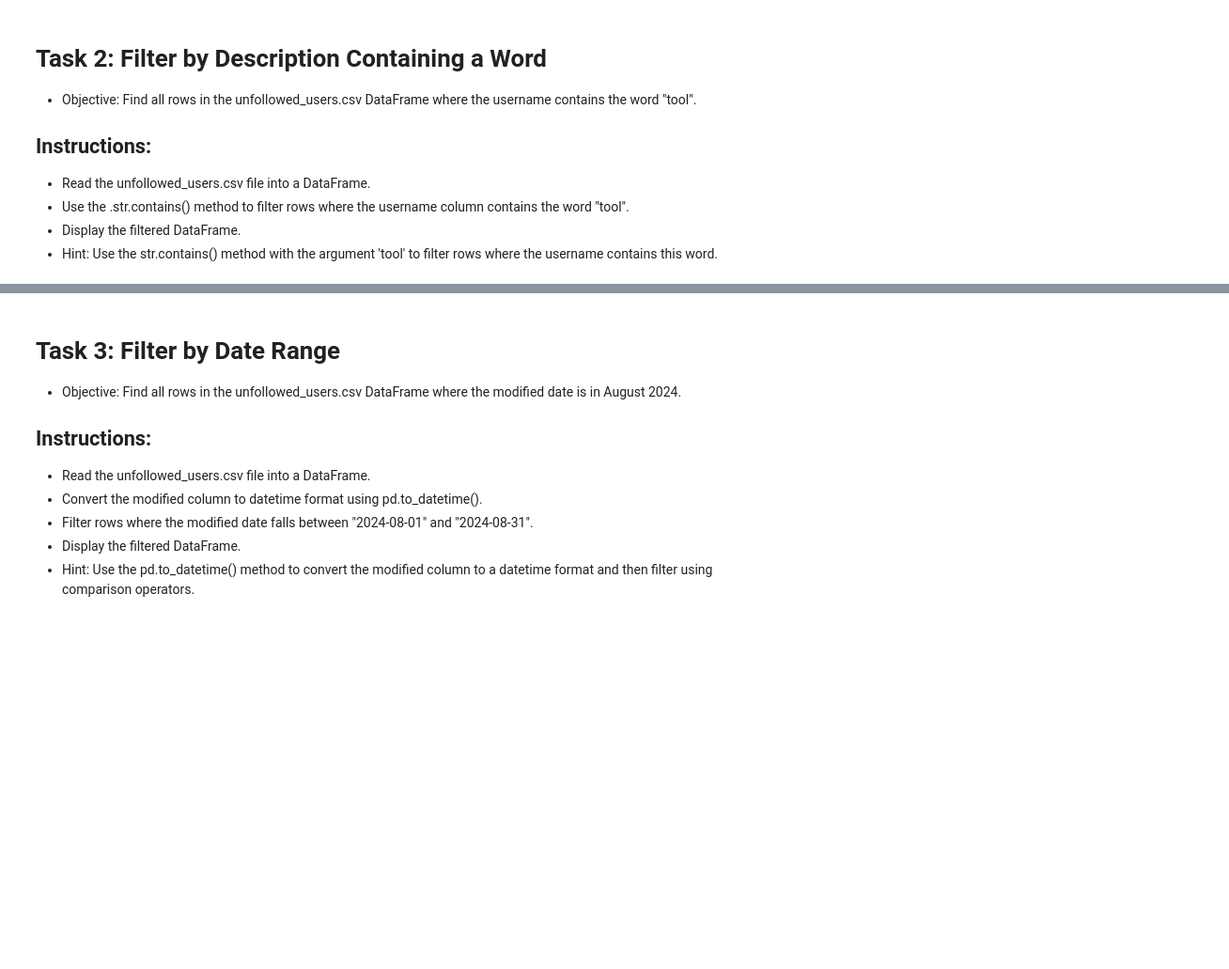
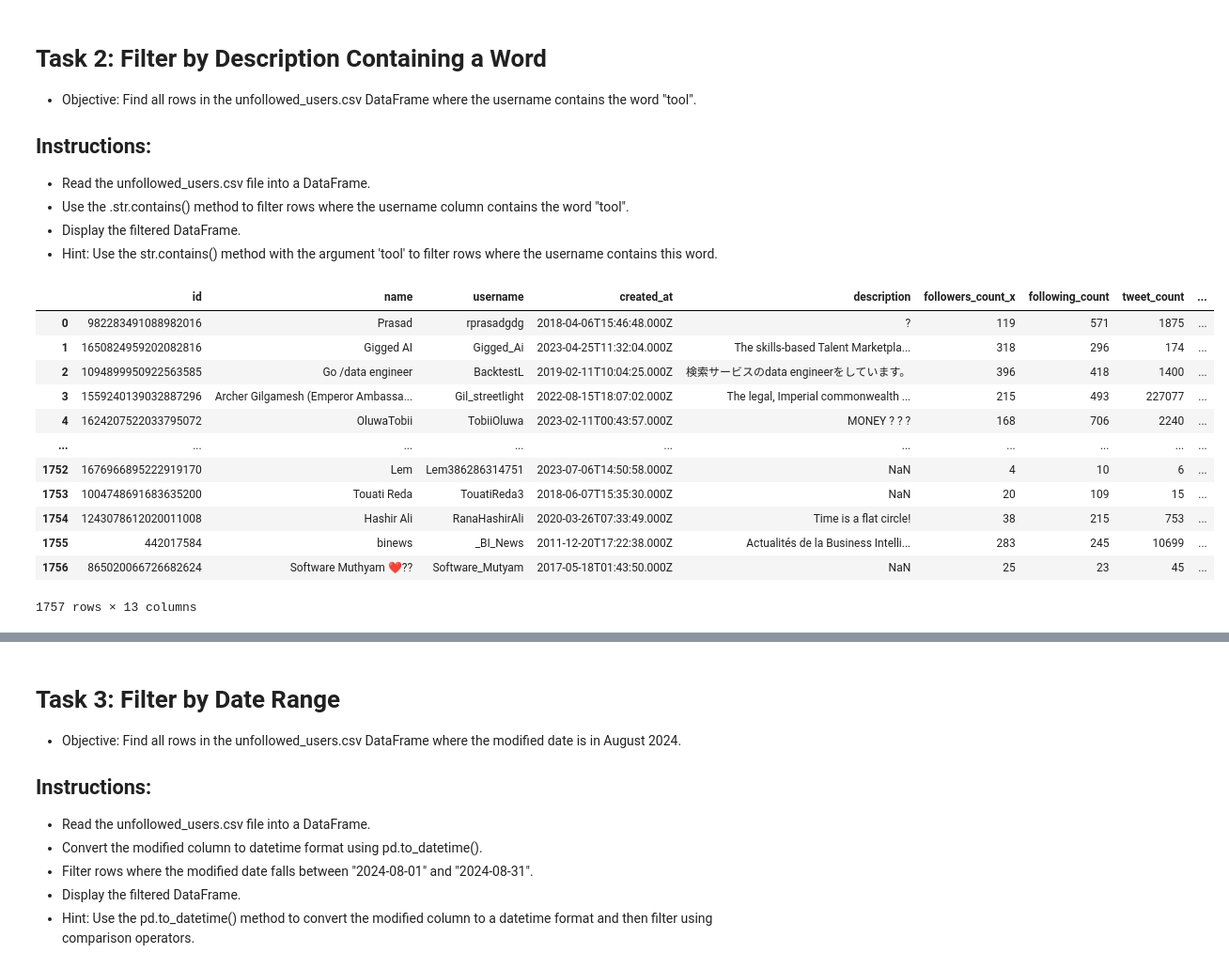
Before and after one commit to byambaa1982/python_cources_for_beginers, a Jupyter notebook: Mini Project 1/data_modeling_2.ipynb, the cells around one changed output, grey strips where cells are left out. Shown at 94% size. Drawn from its saved outputs; the diff is of its cells as text; code cells hidden in the pictures; blank space fills up the shorter version.

```diff
--- a/Mini Project 1/data_modeling_2.ipynb
+++ b/Mini Project 1/data_modeling_2.ipynb
@@ -25,8 +25,8 @@ df.head()
 # %%
 df.to_csv(f'{my_path}test.csv', index = False)
 # %%
-unfollowed= pd.read_csv(f'{my_path}unfollowed_users.csv')
-unfollowed.head()
+unfol= pd.read_csv(f'{my_path}unfollowed_users.csv')
+unfol
 # %% [output]
 |  | author_id | followers_count | modified | record_timestamp |
 | 0 | 1170238676883820544 | 499 | 2024-08-23 | 2024-08-15 18:50:56 |
@@ -77,3 +91,6 @@ df_filtered
 | 1755 | 1623217907109883905 | 0 | 2024-08-25 | 2024-08-24 00:00:00 |
 | 1756 | 1606698025841311744 | 0 | 2024-08-25 | 2024-08-24 00:00:00 |
 1711 rows × 4 columns
+# %%
+df_unfol = unfol.rename(columns = {'author_id': 'id'})
+df_unfol.head()
@@ -100,4 +136,21 @@ SyntaxError: invalid syntax. Perhaps you forgot a comma? (<ipython-input-15-a406
 - Use the .str.contains() method to filter rows where the username column contains the word "tool".
 - Display the filtered DataFrame.
 - Hint: Use the str.contains() method with the argument 'tool' to filter rows where the username contains this word.
+# %%
+merged_df = pd.merge(detailed_users, df_unfol, on = 'id', how='inner')
+merged_df
+# %% [output]
+|  | id | name | username | created_at | description | followers_count_x | following_count | tweet_count | ... |
+| 0 | 982283491088982016 | Prasad | rprasadgdg | 2018-04-06T15:46:48.000Z | ? | 119 | 571 | 1875 | ... |
+| 1 | 1650824959202082816 | Gigged AI | Gigged_Ai | 2023-04-25T11:32:04.000Z | The skills-based Talent Marketpla... | 318 | 296 | 174 | ... |
+| 2 | 1094899950922563585 | Go /data engineer | BacktestL | 2019-02-11T10:04:25.000Z | 検索サービスのdata engineerをしています。 | 396 | 418 | 1400 | ... |
+| 3 | 1559240139032887296 | Archer Gilgamesh (Emperor Ambassa... | Gil_streetlight | 2022-08-15T18:07:02.000Z | The legal, Imperial commonwealth ... | 215 | 493 | 227077 | ... |
+| 4 | 1624207522033795072 | OluwaTobii | TobiiOluwa | 2023-02-11T00:43:57.000Z | MONEY ? ? ? | 168 | 706 | 2240 | ... |
+| ... | ... | ... | ... | ... | ... | ... | ... | ... | ... |
+| 1752 | 1676966895222919170 | Lem | Lem386286314751 | 2023-07-06T14:50:58.000Z | NaN | 4 | 10 | 6 | ... |
+| 1753 | 1004748691683635200 | Touati Reda | TouatiReda3 | 2018-06-07T15:35:30.000Z | NaN | 20 | 109 | 15 | ... |
+| 1754 | 1243078612020011008 | Hashir Ali | RanaHashirAli | 2020-03-26T07:33:49.000Z | Time is a flat circle! | 38 | 215 | 753 | ... |
+| 1755 | 442017584 | binews | _BI_News | 2011-12-20T17:22:38.000Z | Actualités de la Business Intelli... | 283 | 245 | 10699 | ... |
+| 1756 | 865020066726682624 | Software Muthyam ❤️?‍? | Software_Mutyam | 2017-05-18T01:43:50.000Z | NaN | 25 | 23 | 45 | ... |
+1757 rows × 13 columns
 # %%
```
Also changed, not shown: parts of 7 cells of this notebook.
